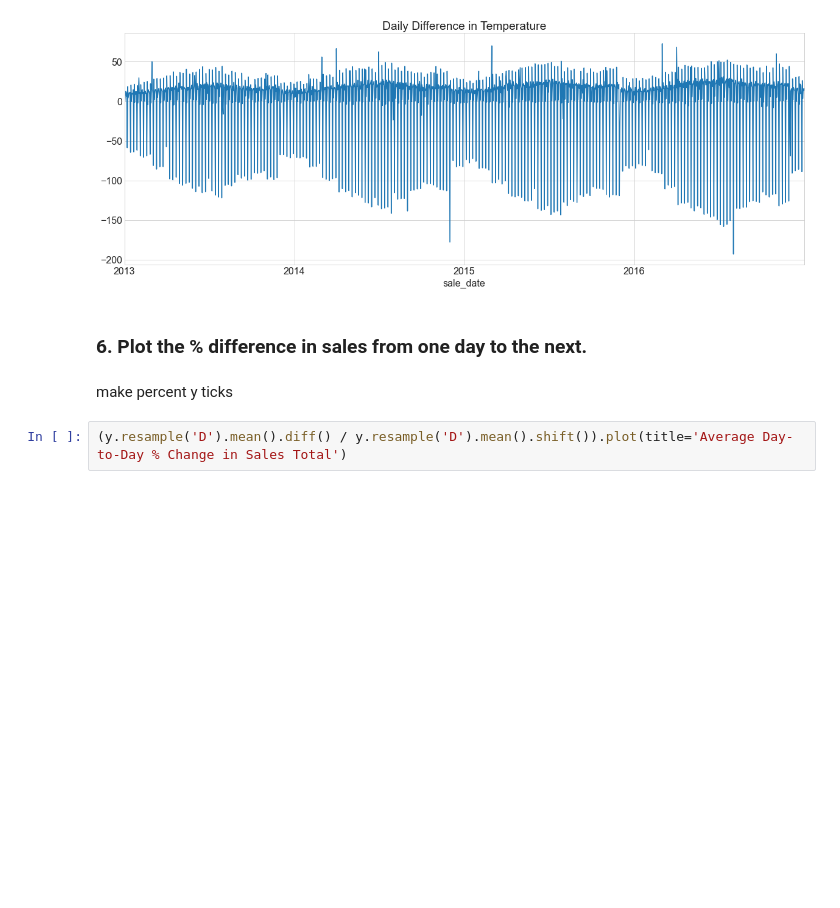
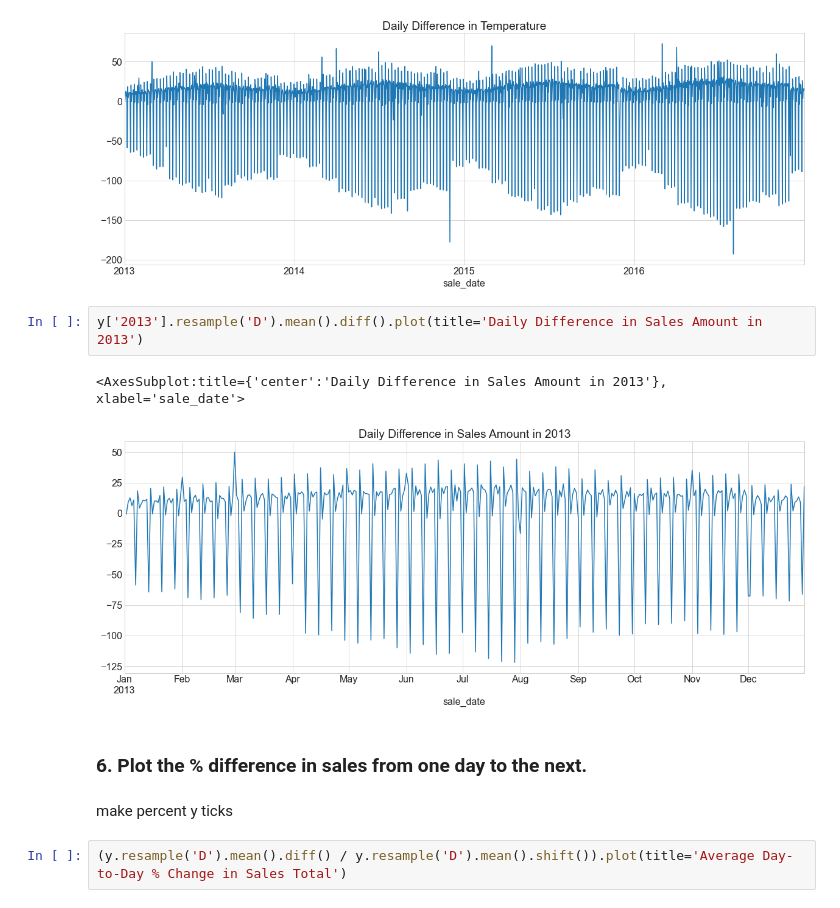
Before and after one commit to markydoug/time-series-exercises, a Jupyter notebook: explore.ipynb, the cells around one changed output. Saved outputs shown, nothing was run; the diff lists cells and outputs as text; blank space fills up the shorter version.

```diff
--- a/explore.ipynb
+++ b/explore.ipynb
@@ -128,10 +128,15 @@ Freq: D, Name: sales_total, Length: 1461, dtype: float64
 y.resample('D').mean().diff().plot(title='Daily Difference in Temperature');
 # %% [output]
 [figure]
+# %%
+y['2013'].resample('D').mean().diff().plot(title='Daily Difference in Sales Amount in 2013')
+# %% [output]
+<AxesSubplot:title={'center':'Daily Difference in Sales Amount in 2013'}, xlabel='sale_date'>
+[figure, added]
 # %% [markdown]
 ### 6. Plot the % difference in sales from one day to the next.
-# %% [markdown]
-make percent y ticks
+# %% [markdown]
+make percent y ticks
 # %%
 (y.resample('D').mean().diff() / y.resample('D').mean().shift()).plot(title='Average Day-to-Day % Change in Sales Total')
 # %% [output]
```
Also changed, not shown: parts of 42 cells of this notebook.
